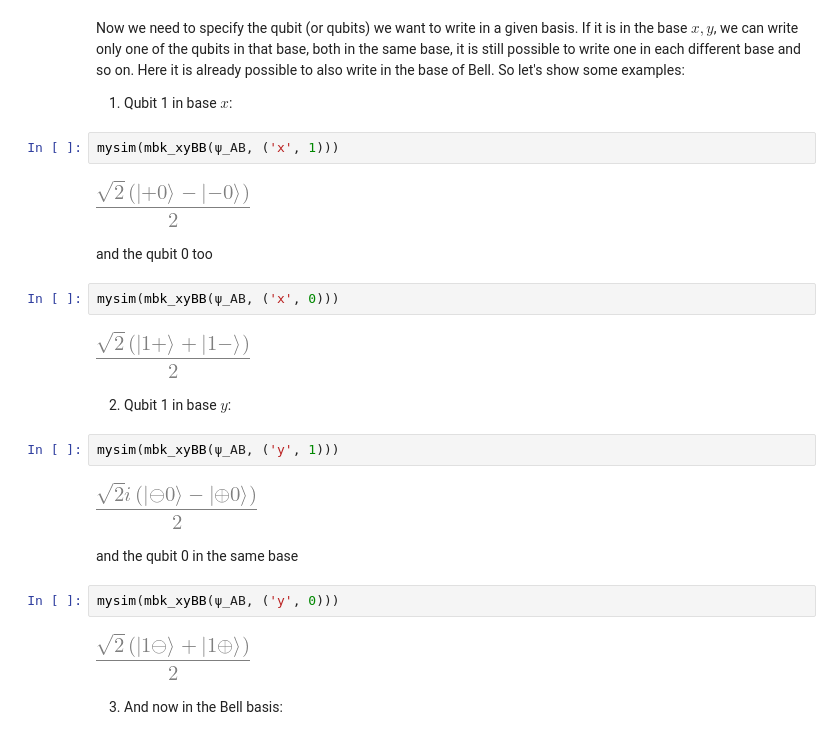
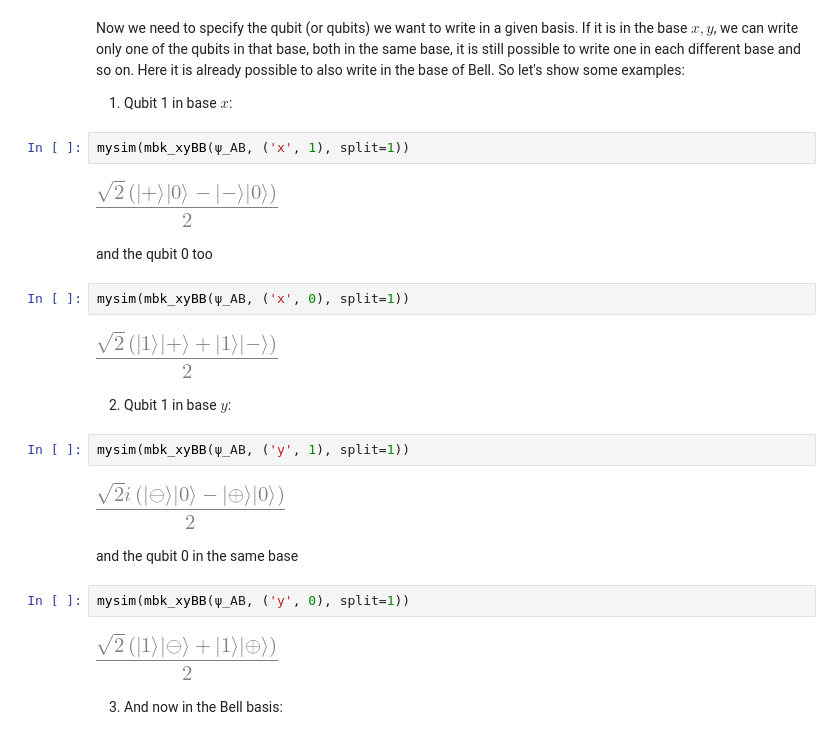
Before and after one commit to StarkeDg/Dirac-notation--analytics-in-python, a Jupyter notebook: 02-basis_main.ipynb, the cells around one changed output. Saved outputs shown, nothing was run; the diff lists cells and outputs as text.

```diff
--- a/02-basis_main.ipynb
+++ b/02-basis_main.ipynb
@@ -128,27 +128,27 @@ Now we need to specify the qubit (or qubits) we want to write in a given basis.
 
 1) Qubit 1 in base $x$:
 # %%
-mysim(mbk_xyBB(ψ_AB, ('x', 1)))
+mysim(mbk_xyBB(ψ_AB, ('x', 1), split=1))
 # %% [output]
-[figure, old version]
+[figure, new version]
 # %% [markdown]
 and the qubit 0 too
 # %%
-mysim(mbk_xyBB(ψ_AB, ('x', 0)))
+mysim(mbk_xyBB(ψ_AB, ('x', 0), split=1))
 # %% [output]
-[figure, old version]
+[figure, new version]
 # %% [markdown]
 2) Qubit 1 in base $y$:
 # %%
-mysim(mbk_xyBB(ψ_AB, ('y', 1)))
+mysim(mbk_xyBB(ψ_AB, ('y', 1), split=1))
 # %% [output]
-[figure, old version]
+[figure, new version]
 # %% [markdown]
 and the qubit 0 in the same base
 # %%
-mysim(mbk_xyBB(ψ_AB, ('y', 0)))
+mysim(mbk_xyBB(ψ_AB, ('y', 0), split=1))
 # %% [output]
-[figure, old version]
+[figure, new version]
 # %% [markdown]
 3) And now in the Bell basis:
 # %%
```
Also changed, not shown: parts of 4 cells of this notebook, 17 other files.
